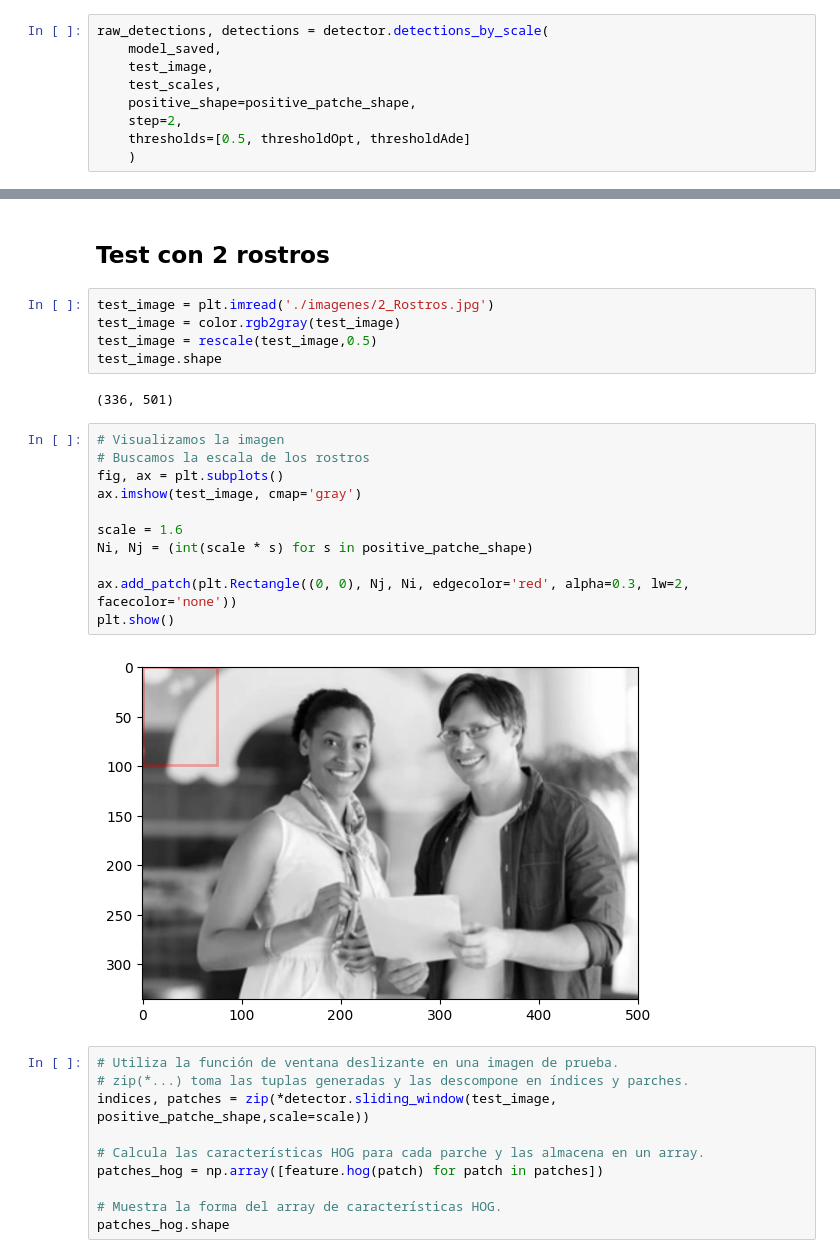
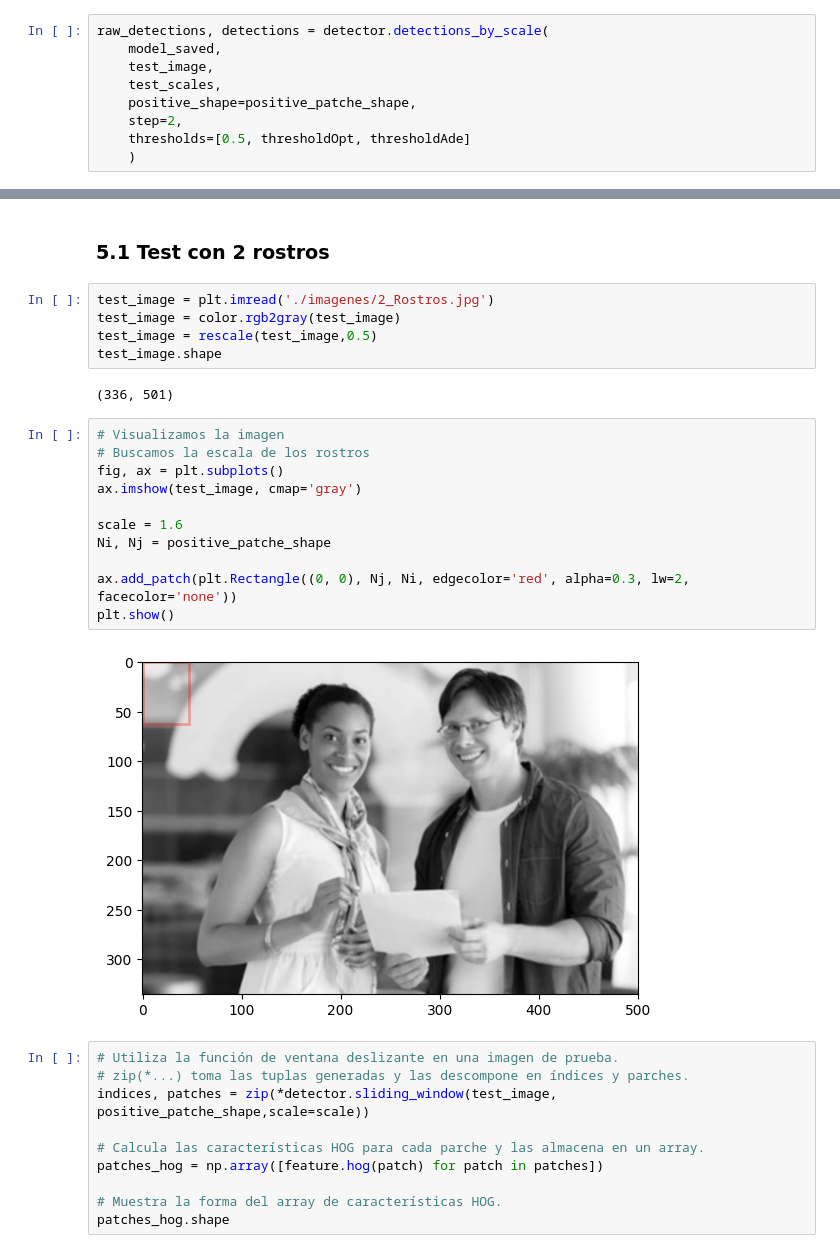
Before and after one commit to rde-armas/mode-2023, a Jupyter notebook: entrega_final/Laboratorio_mode.ipynb, the cells around one changed output, grey strips where cells are left out. Drawn from its saved outputs; the diff is of its cells as text.

```diff
--- a/entrega_final/Laboratorio_mode.ipynb
+++ b/entrega_final/Laboratorio_mode.ipynb
@@ -439,5 +344,5 @@ for i, j in detecciones:
 # %% [markdown]
-## Test con 2 rostros
+### 5.1 Test con 2 rostros
 # %%
 test_image = plt.imread('./imagenes/2_Rostros.jpg')
 test_image = color.rgb2gray(test_image)
@@ -448,16 +353,16 @@ test_image.shape
 # %%
 # Visualizamos la imagen
 # Buscamos la escala de los rostros
 fig, ax = plt.subplots()
 ax.imshow(test_image, cmap='gray')
 
 scale = 1.6
-Ni, Nj = (int(scale * s) for s in positive_patche_shape)
+Ni, Nj = positive_patche_shape
 
 ax.add_patch(plt.Rectangle((0, 0), Nj, Ni, edgecolor='red', alpha=0.3, lw=2, facecolor='none'))
 plt.show()
 # %% [output]
-[figure, old version]
+[figure, new version]
 # %%
 # Utiliza la función de ventana deslizante en una imagen de prueba.
 # zip(*...) toma las tuplas generadas y las descompone en índices y parches.
```
Also changed, not shown: parts of 37 cells of this notebook, 3 other files.
